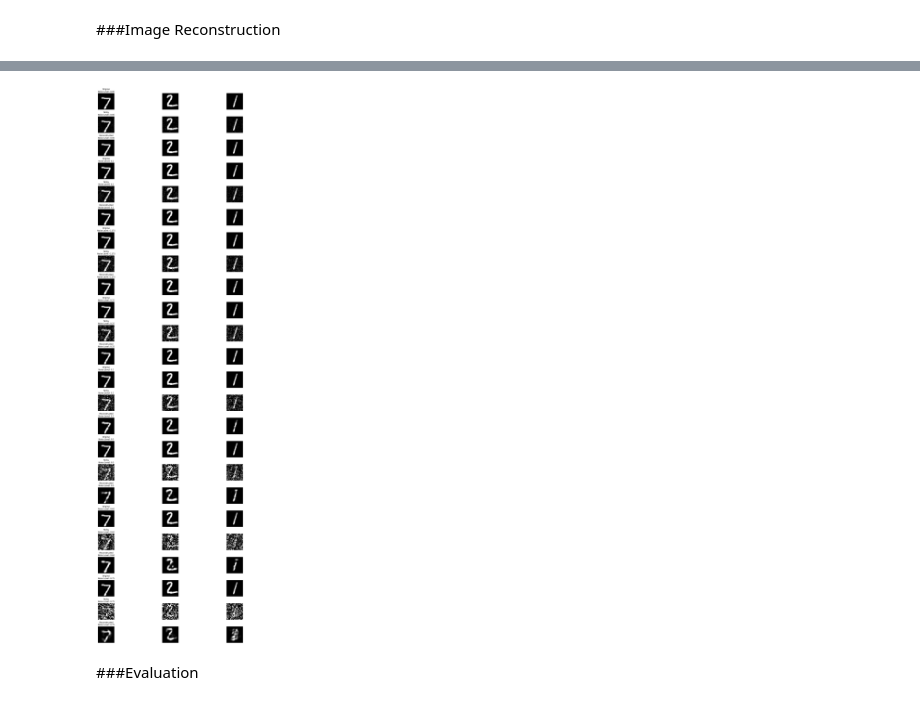
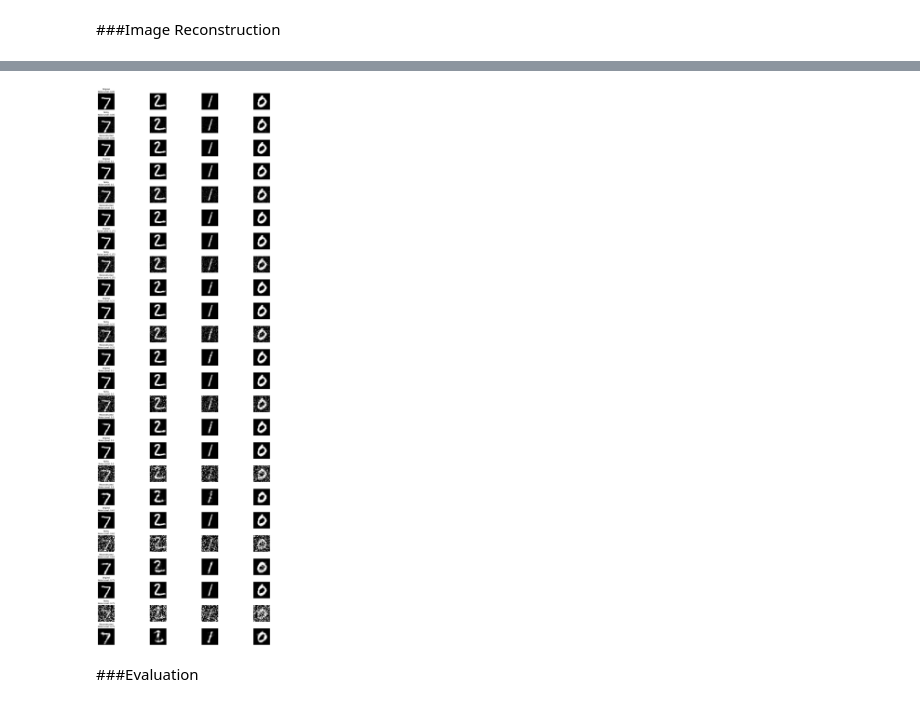
Before and after one commit to csci595-research-lit-spring-2024/595-class-project-spring-2024-bharathmp09, a Jupyter notebook: notebooks/research_project.ipynb, the cells around one changed output, grey strips where cells are left out. Saved outputs shown, nothing was run; the diff lists cells and outputs as text; code cells hidden in the pictures.

Commit message:
Added tables, figures and changes in results

```diff
--- a/notebooks/research_project.ipynb
+++ b/notebooks/research_project.ipynb
@@ -450,5 +450,5 @@ def display_comparison(models, noise_levels, test_images, n_images=10):
     plt.show()
 
 # Example call (ensure to replace `dae_models`, `noise_levels`, `test_images_flat` with your actual variables)
-display_comparison(dae_models, noise_levels, test_images_flat, n_images=3)
+display_comparison(dae_models, noise_levels, test_images_flat, n_images= 4)
 # %% [output]
@@ -463,4 +463,4 @@ display_comparison(dae_models, noise_levels, test_images_flat, n_images=3)
-[figure, old version]
+[figure, new version]
 # %% [markdown]
 ###Evaluation
 # %%
```
Also changed, not shown: parts of 10 cells of this notebook, 7 other files.
